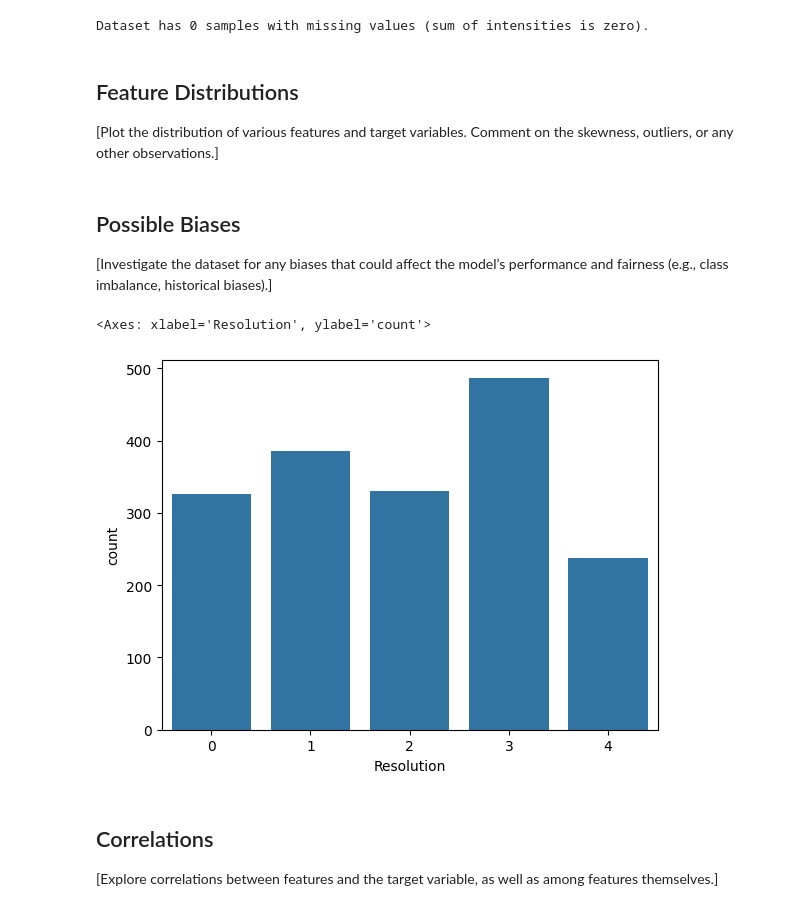
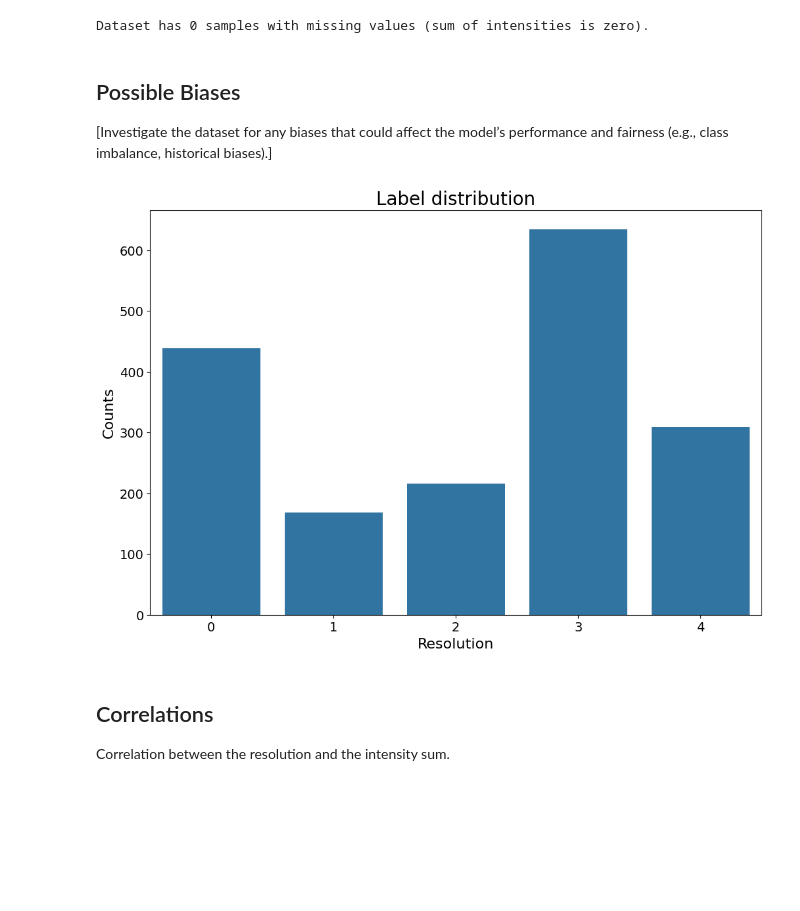
Before and after one commit to Torbus2025/photoemission_quality, a Jupyter notebook: 1_DatasetCharacteristics/exploratory_data_analysis.ipynb, the cells around one changed output. Drawn from its saved outputs; the diff is of its cells as text; code cells hidden in the pictures; blank space fills up the shorter version.

Commit message:
Instructions deleted and data analysis revised

```diff
--- a/1_DatasetCharacteristics/exploratory_data_analysis.ipynb
+++ b/1_DatasetCharacteristics/exploratory_data_analysis.ipynb
@@ -25,14 +25,7 @@ import h5py
 # %%
-import pandas as pd
+# Load the data
 
-# Load the data
-# Replace 'your_dataset.csv' with the path to your actual dataset
-#df = pd.read_csv('your_dataset.csv')
-
-# small test file: x_y_grid_20260417_105734_020_z000000_snapshot_20260504_103145.h5
-# big unbinned file: x_y_grid_20260417_105734_020_z000000_snapshot_20260504_103607.h5
-
-hf = h5py.File('../../../ML_data/x_y_grid_20260417_105734_020_z000000_snapshot_20260504_103145.h5', 'r')
+hf = h5py.File('../../ML_data/x_y_grid_20260417_105734_020_z000000_snapshot_20260504_103145.h5', 'r')
 print("Structure of the h5 file:")
 print(f"highest order groups: {list(hf.keys())}")
 general_group = hf.get('entry')
@@ -45,7 +38,8 @@ print(f"elements in acquisition: {list(acquisition_group.keys())}")
 data_group = acquisition_group.get('data')
 
 #import of the labels from a seperate csv file, as they are not included in the h5 file
-labels_df = pd.read_csv('../../../ML_data/Classification_table.csv', delimiter=';', usecols=['Symmetrie', 'Resolution'])
+labels_df = pd.read_excel('../../../ML_data/Classification_table_Version3.xlsx',  usecols=['Resolution'])
+y = labels_df['Resolution']
 print(f"Shape of the labels dataframe: {labels_df.shape}")
 print(f"First few rows of the labels dataframe:\n{labels_df.head()}")
 
@@ -53,19 +47,12 @@ print(f"First few rows of the labels dataframe:\n{labels_df.head()}")
 df = data_group[:]
 print(f"Shape of the dataset: {df.shape}")
 
-# we did notconvert the numpy array to a pandas dataframe, as there have been some issues with the conversion,
-# and we can work with the numpy array directly for our analysis.
-
 
 # Number of samples
 num_samples = df.shape[2]
 
-# Number of features: we have only the intensity as a feature
-#num_features = df.shape[1]
-
 # Display these dataset characteristics
 print(f"Number of samples: {num_samples}")
-#print(f"Number of features: {num_features}")
 
 # Display the first few rows of the dataframe to show the structure
 print("Example data:")
@@ -123,4 +103,0 @@ Dataset has 0 samples with missing values (sum of intensities is zero).
-# %% [markdown]
-## Feature Distributions
-
-[Plot the distribution of various features and target variables. Comment on the skewness, outliers, or any other observations.]
@@ -138,17 +107,31 @@ Dataset has 0 samples with missing values (sum of intensities is zero).
 [Investigate the dataset for any biases that could affect the model’s performance and fairness (e.g., class imbalance, historical biases).]
 # %%
 # Example: Checking for class imbalance in a classification problem
-sns.countplot(x='Resolution', data=labels_df)
+plt.figure(figsize=(12, 8))
+ax = sns.countplot(x='Resolution', data=labels_df)
+
+ax.tick_params(axis='x', labelsize=14)
+ax.tick_params(axis='y', labelsize=14)
+
+plt.title('Label distribution', size=20)
+plt.xlabel('Resolution', size=16)
+plt.ylabel('Counts', size=16)
+
+plt.savefig(
+            f"Label_distribution.pdf",
+            bbox_inches="tight",
+            pad_inches=0.06
+         )
+plt.show()
 
 # Your code to investigate possible biases goes here
 #
 # %% [output]
-<Axes: xlabel='Resolution', ylabel='count'>
-[figure, old version]
+[figure, new version]
-# %% [markdown]
-## Correlations
-
-[Explore correlations between features and the target variable, as well as among features themselves.]
+# %% [markdown]
+## Correlations
+
+Correlation between the resolution and the intensity sum.
 # %%
 # Example: Plotting a heatmap to show feature correlations
 correlation_matrix = labels_df.corr()
```
Also changed, not shown: parts of 12 cells of this notebook, 7 other files.
